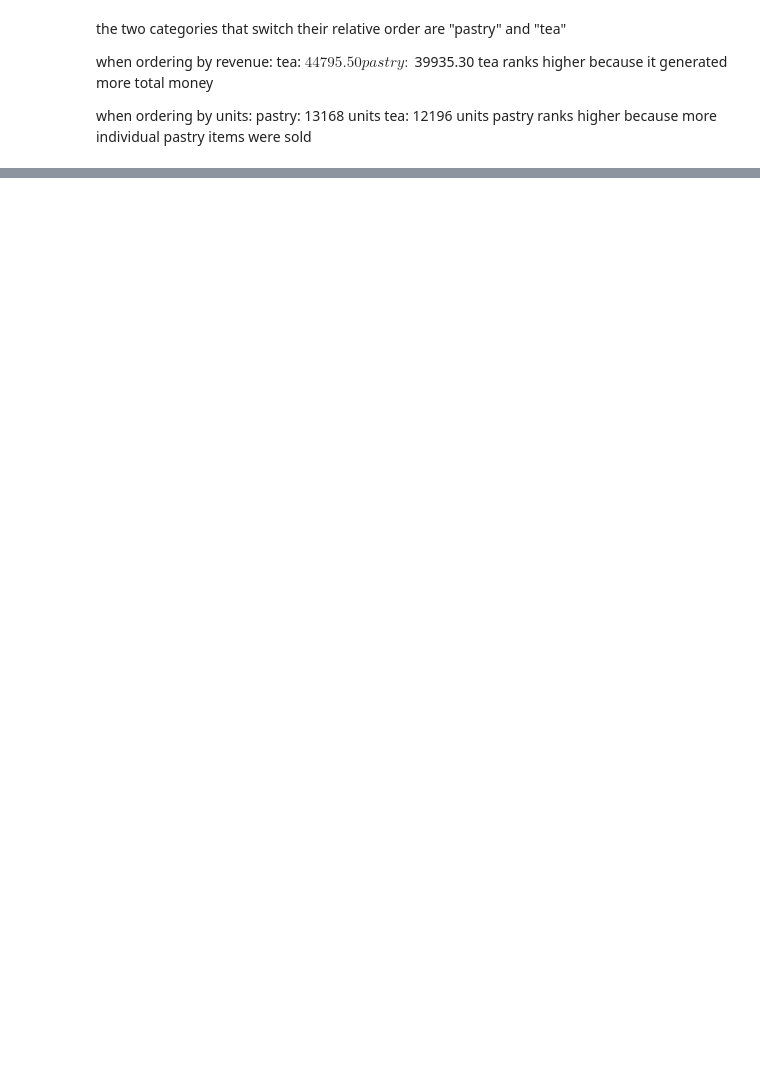
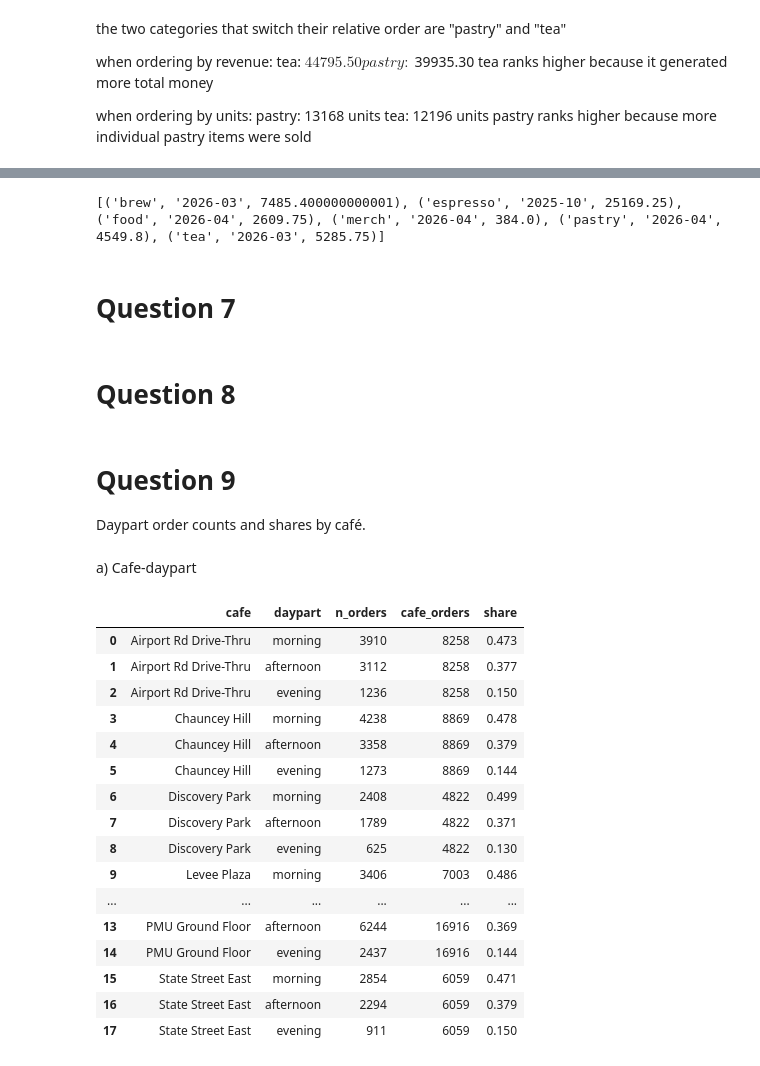
Before and after one commit to LourdAbuHadid1/IE-332-Group-Assignments, a Jupyter notebook: A1.ipynb, the cells around one changed output, grey strips where cells are left out. Cells and saved outputs as stored; diff of their text form; code cells hidden in the pictures; blank space fills up the shorter version.

```diff
--- a/A1.ipynb
+++ b/A1.ipynb
@@ -222,0 +373,77 @@ pastry ranks higher because more individual pastry items were sold
+# %%
+print(q6)
+# %% [output]
+[('brew', '2026-03', 7485.400000000001), ('espresso', '2025-10', 25169.25), ('food', '2026-04', 2609.75), ('merch', '2026-04', 384.0), ('pastry', '2026-04', 4549.8), ('tea', '2026-03', 5285.75)]
+# %% [markdown]
+# Question 7
+# %% [markdown]
+# Question 8
+# %% [markdown]
+# Question 9
+Daypart order counts and shares by café.
+# %% [markdown]
+a) Cafe-daypart
+# %%
+%%sql
+
+WITH cafe_daypart AS (
+    SELECT
+        s.name AS cafe,
+        CASE
+            WHEN CAST(strftime('%H', o.order_ts) AS INTEGER) BETWEEN 0 AND 10
+                THEN 'morning'
+            WHEN CAST(strftime('%H', o.order_ts) AS INTEGER) BETWEEN 11 AND 15
+                THEN 'afternoon'
+            ELSE 'evening'
+        END AS daypart,
+        COUNT(*) AS n_orders
+    FROM orders AS o
+    JOIN stores AS s
+        ON o.store_id = s.store_id
+    GROUP BY s.name, daypart
+),
+
+cafe_totals AS (
+    SELECT
+        s.name AS cafe,
+        COUNT(*) AS cafe_orders
+    FROM orders AS o
+    JOIN stores AS s
+        ON o.store_id = s.store_id
+    GROUP BY s.name
+)
+
+SELECT
+    c.cafe,
+    c.daypart,
+    c.n_orders,
+    t.cafe_orders,
+    ROUND(1.0 * c.n_orders / t.cafe_orders, 3) AS share
+FROM cafe_daypart AS c
+JOIN cafe_totals AS t
+    ON c.cafe = t.cafe
+ORDER BY
+    c.cafe,
+    CASE c.daypart
+        WHEN 'morning' THEN 1
+        WHEN 'afternoon' THEN 2
+        WHEN 'evening' THEN 3
+    END;
+# %% [output]
+|  | cafe | daypart | n_orders | cafe_orders | share |
+| 0 | Airport Rd Drive-Thru | morning | 3910 | 8258 | 0.473 |
+| 1 | Airport Rd Drive-Thru | afternoon | 3112 | 8258 | 0.377 |
+| 2 | Airport Rd Drive-Thru | evening | 1236 | 8258 | 0.150 |
+| 3 | Chauncey Hill | morning | 4238 | 8869 | 0.478 |
+| 4 | Chauncey Hill | afternoon | 3358 | 8869 | 0.379 |
+| 5 | Chauncey Hill | evening | 1273 | 8869 | 0.144 |
+| 6 | Discovery Park | morning | 2408 | 4822 | 0.499 |
+| 7 | Discovery Park | afternoon | 1789 | 4822 | 0.371 |
+| 8 | Discovery Park | evening | 625 | 4822 | 0.130 |
+| 9 | Levee Plaza | morning | 3406 | 7003 | 0.486 |
+| ... | ... | ... | ... | ... | ... |
+| 13 | PMU Ground Floor | afternoon | 6244 | 16916 | 0.369 |
+| 14 | PMU Ground Floor | evening | 2437 | 16916 | 0.144 |
+| 15 | State Street East | morning | 2854 | 6059 | 0.471 |
+| 16 | State Street East | afternoon | 2294 | 6059 | 0.379 |
+| 17 | State Street East | evening | 911 | 6059 | 0.150 |
```
Also changed, not shown: parts of 33 cells of this notebook.
